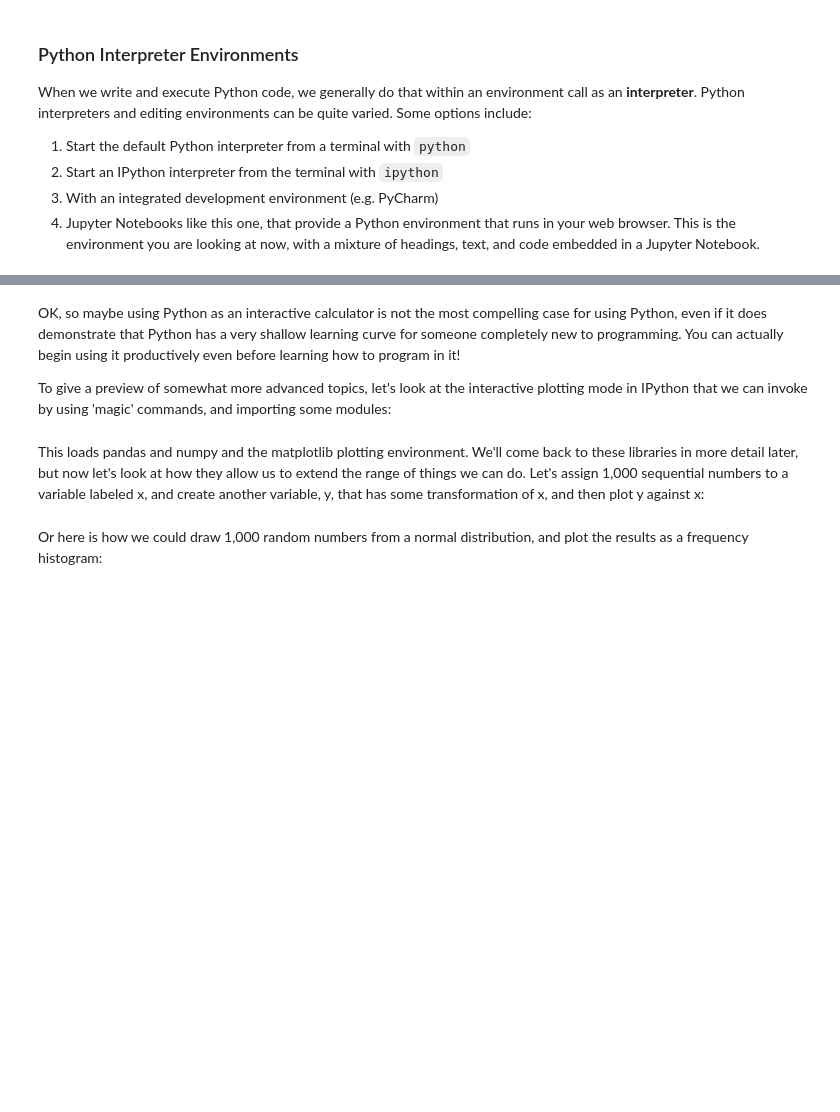
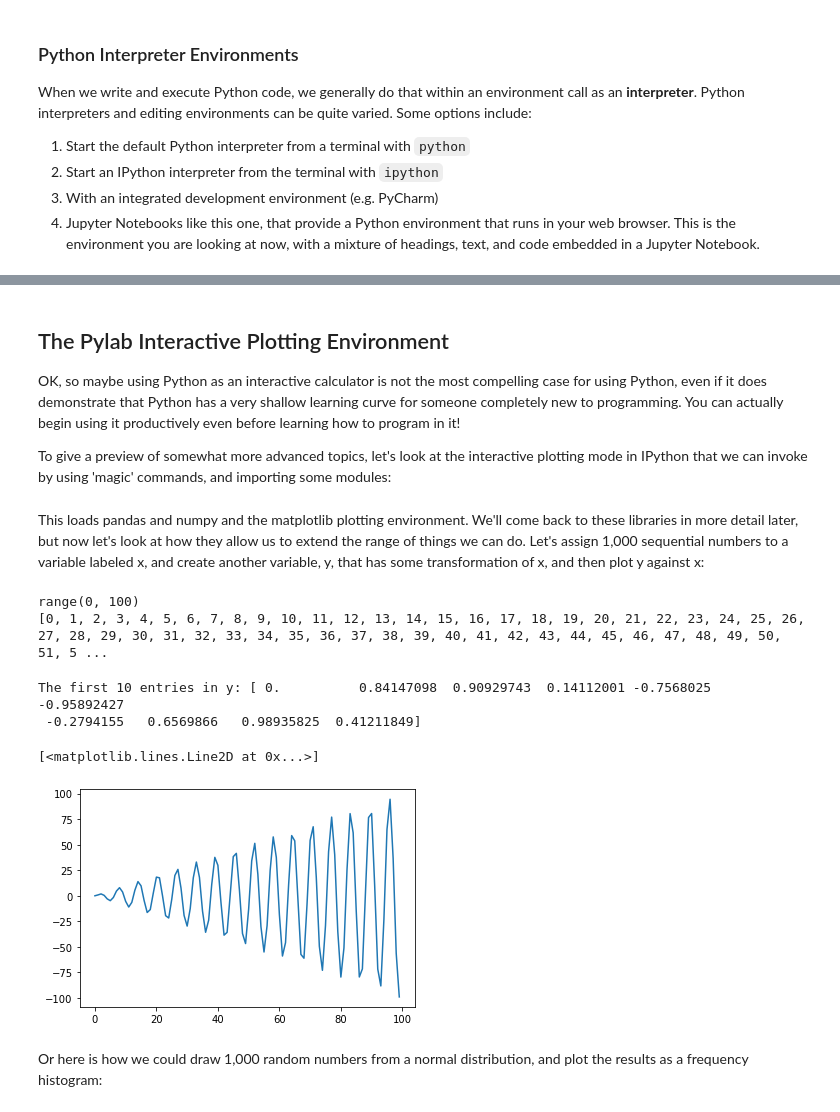
Before and after one commit to daisybellelewis/CYPLAN255, a Jupyter notebook: notebooks/lecture_02_intro_python_jupyter.ipynb, the cells around one changed output, grey strips where cells are left out. Cells and saved outputs as stored; diff of their text form; code cells hidden in the pictures; blank space fills up the shorter version.

```diff
--- a/notebooks/lecture_02_intro_python_jupyter.ipynb
+++ b/notebooks/lecture_02_intro_python_jupyter.ipynb
@@ -117,4 +117,6 @@ If you are using Python 3.x, you get a floating point result as you would expect
 # %% [markdown]
+## The Pylab Interactive Plotting Environment
+
 OK, so maybe using Python as an interactive calculator is not the most compelling case for using Python, even if it does demonstrate that Python has a very shallow learning curve for someone completely new to programming.  You can actually begin using it productively even before learning how to program in it!
 
 To give a preview of somewhat more advanced topics, let's look at the interactive plotting mode in IPython that we can invoke by using 'magic' commands, and importing some modules:
@@ -127,8 +130,22 @@ import pandas as pd, numpy as np, matplotlib.pyplot as plt
 This loads pandas and numpy and the matplotlib plotting environment.  We'll come back to these libraries in more detail later, but now let's look at how they allow us to extend the range of things we can do.  Let's assign 1,000 sequential numbers to a variable labeled x, and create another variable, y, that has some transformation of x, and then plot y against x:
 # %%
 x = range(100)
-y = np.sin(x)
-plt.plot(x * y)
+print(x)
+print(list(x))
+# %% [output]
+range(0, 100)
+[0, 1, 2, 3, 4, 5, 6, 7, 8, 9, 10, 11, 12, 13, 14, 15, 16, 17, 18, 19, 20, 21, 22, 23, 24, 25, 26, 27, 28, 29, 30, 31, 32, 33, 34, 35, 36, 37, 38, 39, 40, 41, 42, 43, 44, 45, 46, 47, 48, 49, 50, 51, 5 ...
+# %%
+y = np.sin(x)
+print("The first 10 entries in y: {0}".format(y[:10]))
+# %% [output]
+The first 10 entries in y: [ 0.          0.84147098  0.90929743  0.14112001 -0.7568025  -0.95892427
+ -0.2794155   0.6569866   0.98935825  0.41211849]
+# %%
+plt.plot(x, x * y)
+# %% [output]
+[<matplotlib.lines.Line2D at 0x...>]
+[figure, added]
 # %% [markdown]
 Or here is how we could draw 1,000 random numbers from a normal distribution, and plot the results as a frequency histogram:
 # %%
```
Also changed, not shown: parts of 86 cells of this notebook.
